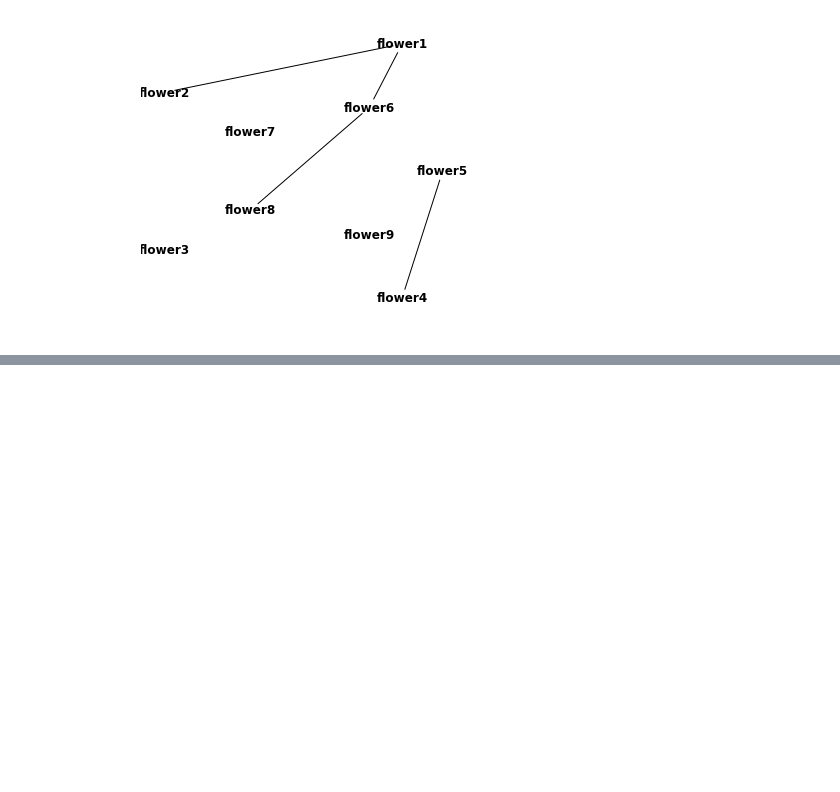
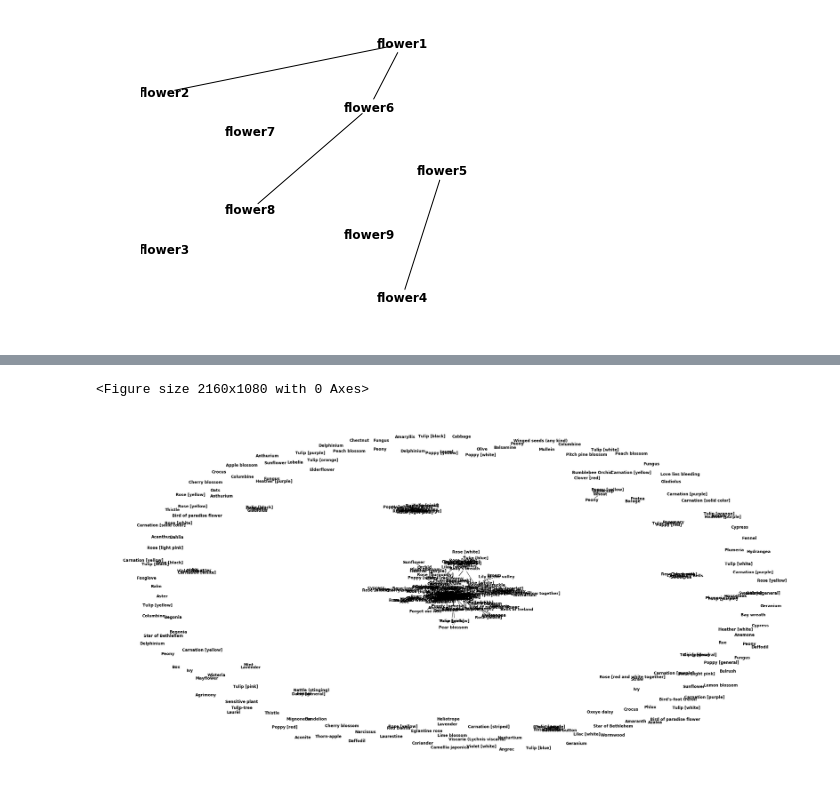
Before and after one commit to jnguyends/flower-meaning, a Jupyter notebook: Notebook/FlowerGraphNetworkX.ipynb, the cells around one changed output, grey strips where cells are left out. Saved outputs shown, nothing was run; the diff lists cells and outputs as text; code cells hidden in the pictures; blank space fills up the shorter version.

```diff
--- a/Notebook/FlowerGraphNetworkX.ipynb
+++ b/Notebook/FlowerGraphNetworkX.ipynb
@@ -49,0 +111,7 @@ nx.draw_shell(G, nlist=[range(5, 10), range(5)], with_labels=True, font_weight='
+# %%
+plt.figure(figsize=(30,15))
+pos = nx.spring_layout(flower_graph_threshold_30, k=0.20, iterations=60)
+nx.draw_spring(flower_graph_threshold_30, with_labels=True, font_weight='bold', node_color="w", labels=node_flower_name)
+# %% [output]
+<Figure size 2160x1080 with 0 Axes>
+[figure, added]
```
Also changed, not shown: parts of 14 cells of this notebook, 2 other files.
